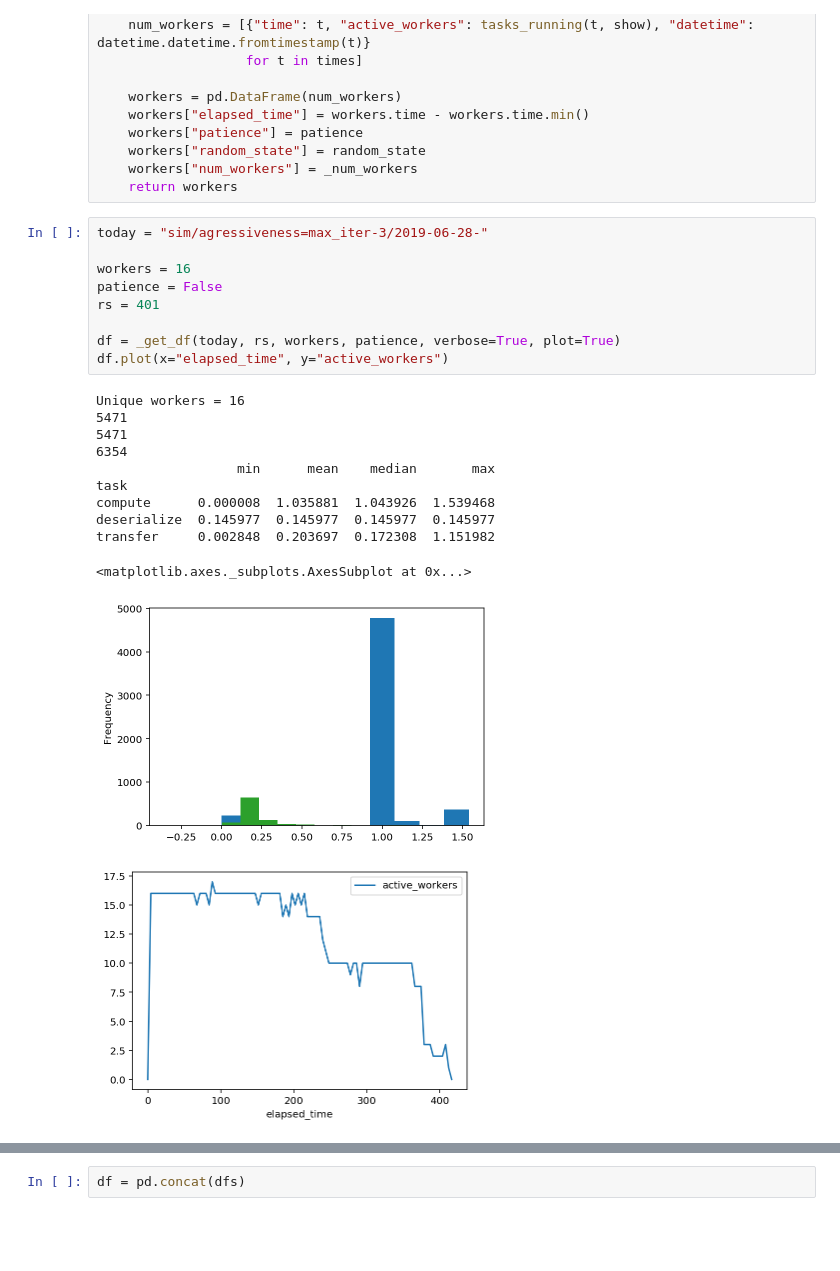
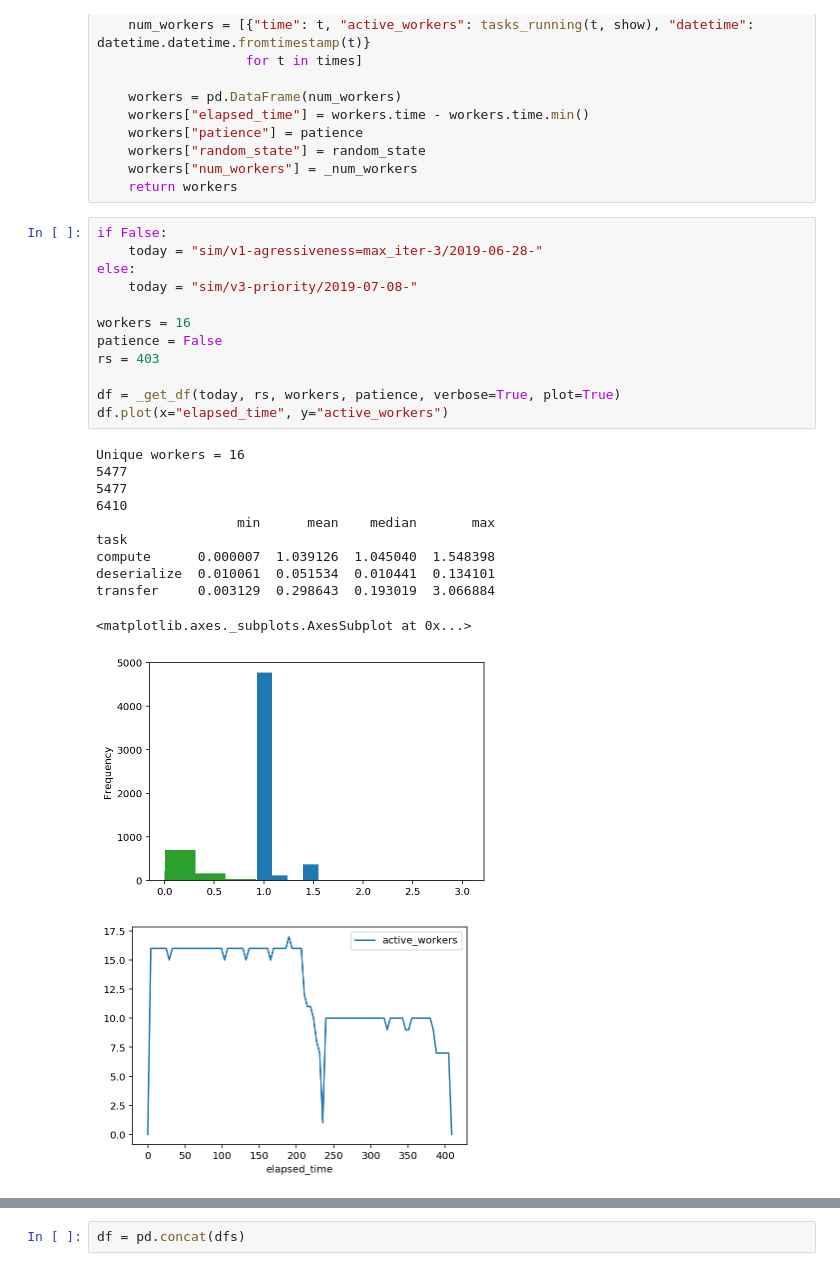
Before and after one commit to stsievert/dask-hyperband-comparison, a Jupyter notebook: image-denoising/Simulate-cluster-activity.ipynb, the cells around one changed output, grey strips where cells are left out. Cells and saved outputs as stored; diff of their text form; blank space fills up the shorter version.

Commit message:
Visualize image-denoising simulations
Former-commit-id: 0ac051e3c0e75f32f5fb3749f520cf684d045d9a

```diff
--- a/image-denoising/Simulate-cluster-activity.ipynb
+++ b/image-denoising/Simulate-cluster-activity.ipynb
@@ -84,27 +84,30 @@ def _get_df(today, random_state, workers, patience, verbose=False, plot=False):
     workers["num_workers"] = _num_workers
     return workers
 # %%
-today = "sim/agressiveness=max_iter-3/2019-06-28-"
+if False:
+    today = "sim/v1-agressiveness=max_iter-3/2019-06-28-"
+else:
+    today = "sim/v3-priority/2019-07-08-"
 
 workers = 16
 patience = False
-rs = 401
+rs = 403
 
 df = _get_df(today, rs, workers, patience, verbose=True, plot=True)
 df.plot(x="elapsed_time", y="active_workers")
 # %% [output]
 Unique workers = 16
-5471
-5471
-6354
+5477
+5477
+6410
                   min      mean    median       max
 task
-compute      0.000008  1.035881  1.043926  1.539468
-deserialize  0.145977  0.145977  0.145977  0.145977
-transfer     0.002848  0.203697  0.172308  1.151982
+compute      0.000007  1.039126  1.045040  1.548398
+deserialize  0.010061  0.051534  0.010441  0.134101
+transfer     0.003129  0.298643  0.193019  3.066884
 <matplotlib.axes._subplots.AxesSubplot at 0x...>
-[figure, old version]
+[figure, new version]
-[figure, old version]
+[figure, new version]
 # %%
 workers = 16
 patience = False
```
Also changed, not shown: parts of 2 cells of this notebook, 4 other files.
